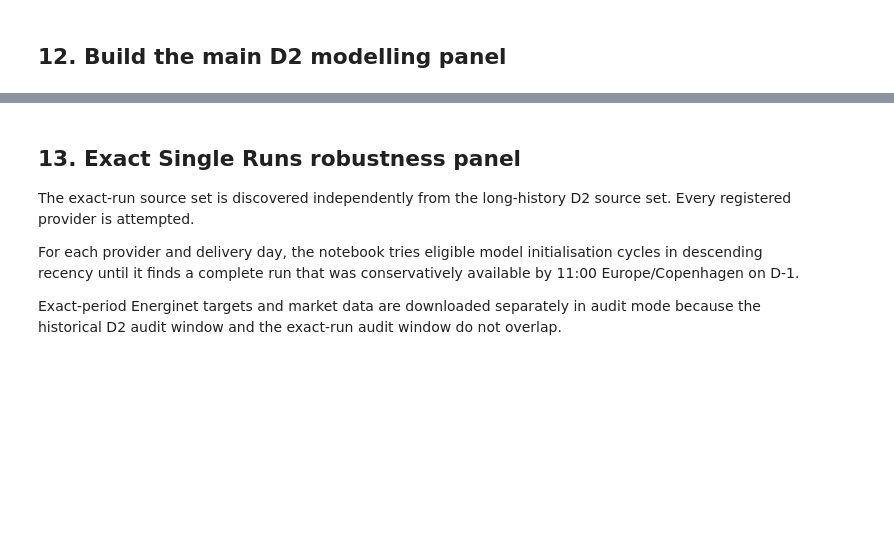
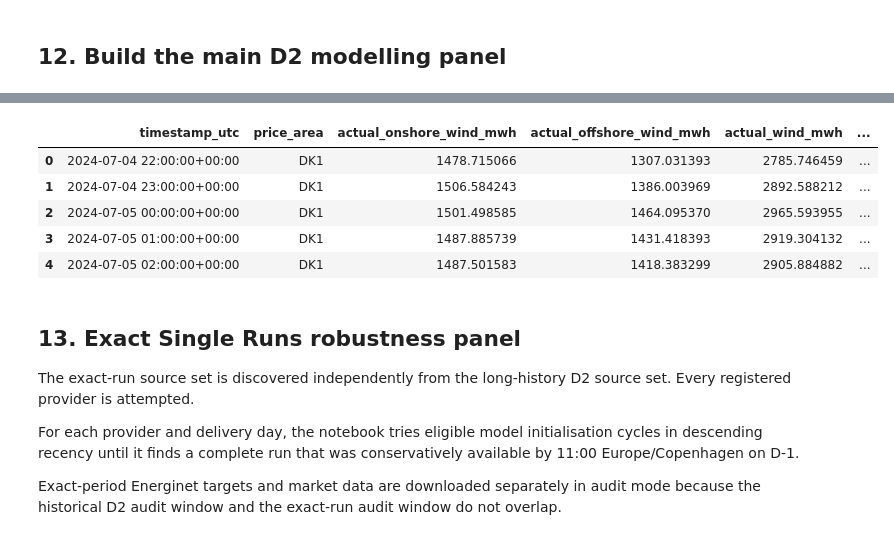
Before and after one commit to xariska3/nordic-wind-decision-system, a Jupyter notebook: notebooks/01_data_collection_and_validation_v4.ipynb, the cells around one changed output, grey strips where cells are left out. Drawn from its saved outputs; the diff is of its cells as text; code cells hidden in the pictures; blank space fills up the shorter version.

Commit message:
Finalize Notebook 01 data collection and validation

```diff
--- a/notebooks/01_data_collection_and_validation_v4.ipynb
+++ b/notebooks/01_data_collection_and_validation_v4.ipynb
@@ -40,7 +40,7 @@ warnings.filterwarnings("ignore", category=FutureWarning)
 # %% [markdown]
 ## 1. Configuration
 # %%
-RUN_MODE = "AUDIT"  # "AUDIT" or "FULL"
+RUN_MODE = "FULL"  # "AUDIT" or "FULL"
 RUN_EXACT_ROBUSTNESS = True
 
 # Main D2 Previous Runs panel.
@@ -1997,7 +2575,10 @@ def weather_long_to_wide(
 ) -> pd.DataFrame:
     if weather_long.empty:
         return pd.DataFrame(
-            columns=["timestamp_utc", "price_area"]
+            columns=[
+                "timestamp_utc",
+                "price_area",
+            ]
         )
 
     identifier_columns = {
@@ -2011,38 +2592,65 @@ def weather_long_to_wide(
         "decision_time_utc",
         "target_date_local",
         "information_time_safe",
+        "selected_wind_height",
     }
 
     feature_columns = [
         column
         for column in weather_long.columns
-        if column not in identifier_columns
+        if (
+            column
+            not in identifier_columns
+            and pd.api.types.is_numeric_dtype(
+                weather_long[column]
+            )
+        )
     ]
 
-    wide_parts: list[pd.DataFrame] = []
+    print(
+        "Pivoting weather panel:",
+        f"{len(weather_long):,} rows, "
+        f"{len(feature_columns)} features, "
+        f"{weather_long['model_alias'].nunique()} providers",
+        flush=True,
+    )
 
-    for feature in feature_columns:
-        if not pd.api.types.is_numeric_dtype(
-            weather_long[feature]
-        ):
-            continue
+    wide = weather_long.pivot_table(
+        index=[
+            "timestamp_utc",
+            "price_area",
+        ],
+        columns="model_alias",
+        values=feature_columns,
+        aggfunc="first",
+        sort=False,
+        observed=True,
+    )
 
-        pivot = weather_long.pivot_table(
-            index=["timestamp_utc", "price_area"],
-            columns="model_alias",
-            values=feature,
-            aggfunc="first",
+    wide.columns = [
+        f"{model_alias}__{feature}"
+        for feature, model_alias
+        in wide.columns
+    ]
+
+    wide = (
+        wide.reset_index()
+        .sort_values(
+            [
+                "timestamp_utc",
+                "price_area",
+            ]
         )
-        pivot.columns = [
-            f"{model_alias}__{feature}"
-            for model_alias in pivot.columns
-        ]
-        wide_parts.append(pivot)
+        .reset_index(drop=True)
+    )
 
-    return pd.concat(
-        wide_parts,
-        axis=1,
-    ).reset_index()
+    print(
+        "Wide weather panel shape:",
+        wide.shape,
+        flush=True,
+    )
+
+    return wide
 
 
 main_weather_wide = weather_long_to_wide(
@@ -2141,3 +2749,4 @@ if {
 
 print("Main model panel shape:", main_model_panel.shape)
 display(main_model_panel.head())
+# %% [output]
@@ -2144,3 +2756,9 @@ display(main_model_panel.head())
+|  | timestamp_utc | price_area | actual_onshore_wind_mwh | actual_offshore_wind_mwh | actual_wind_mwh | ... |
+| 0 | 2024-07-04 22:00:00+00:00 | DK1 | 1478.715066 | 1307.031393 | 2785.746459 | ... |
+| 1 | 2024-07-04 23:00:00+00:00 | DK1 | 1506.584243 | 1386.003969 | 2892.588212 | ... |
+| 2 | 2024-07-05 00:00:00+00:00 | DK1 | 1501.498585 | 1464.095370 | 2965.593955 | ... |
+| 3 | 2024-07-05 01:00:00+00:00 | DK1 | 1487.885739 | 1431.418393 | 2919.304132 | ... |
+| 4 | 2024-07-05 02:00:00+00:00 | DK1 | 1487.501583 | 1418.383299 | 2905.884882 | ... |
 # %% [markdown]
 ## 13. Exact Single Runs robustness panel
 
```
Also changed, not shown: parts of 20 cells of this notebook, 28 other files.
